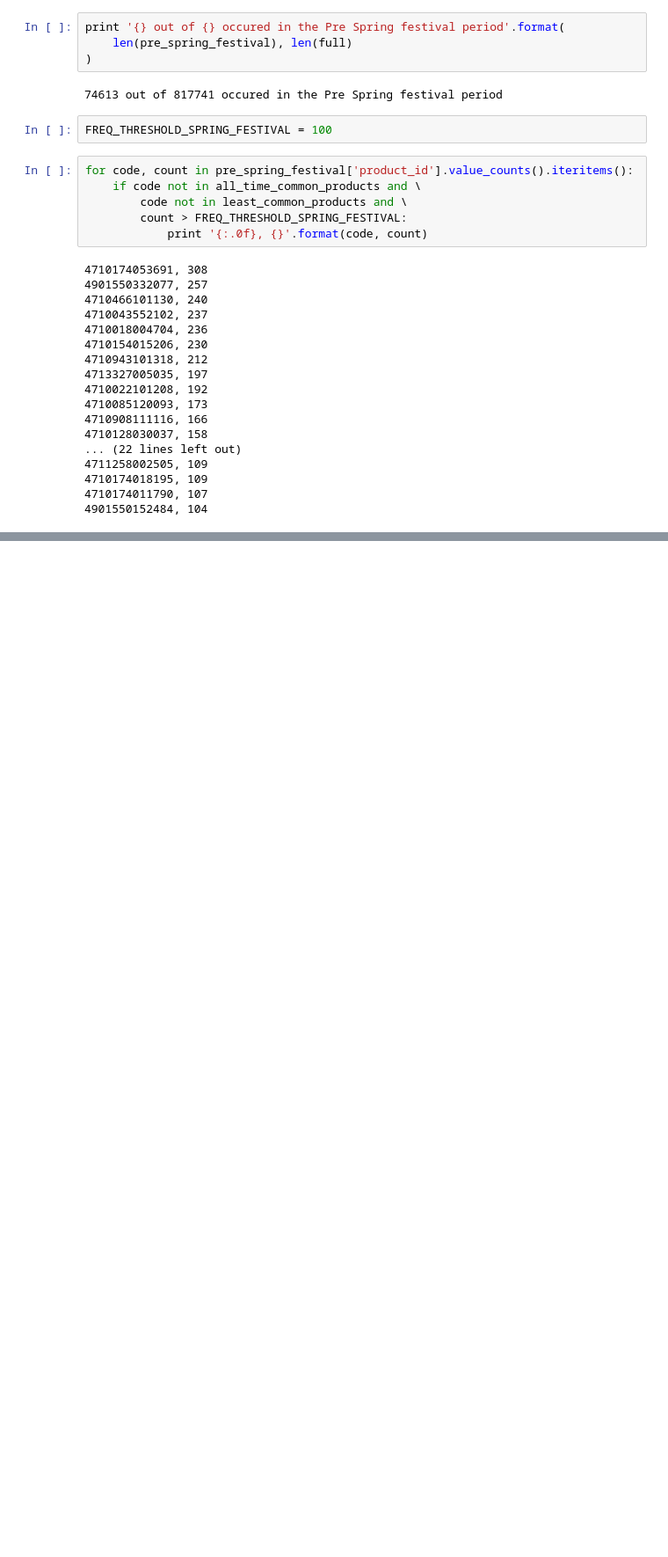
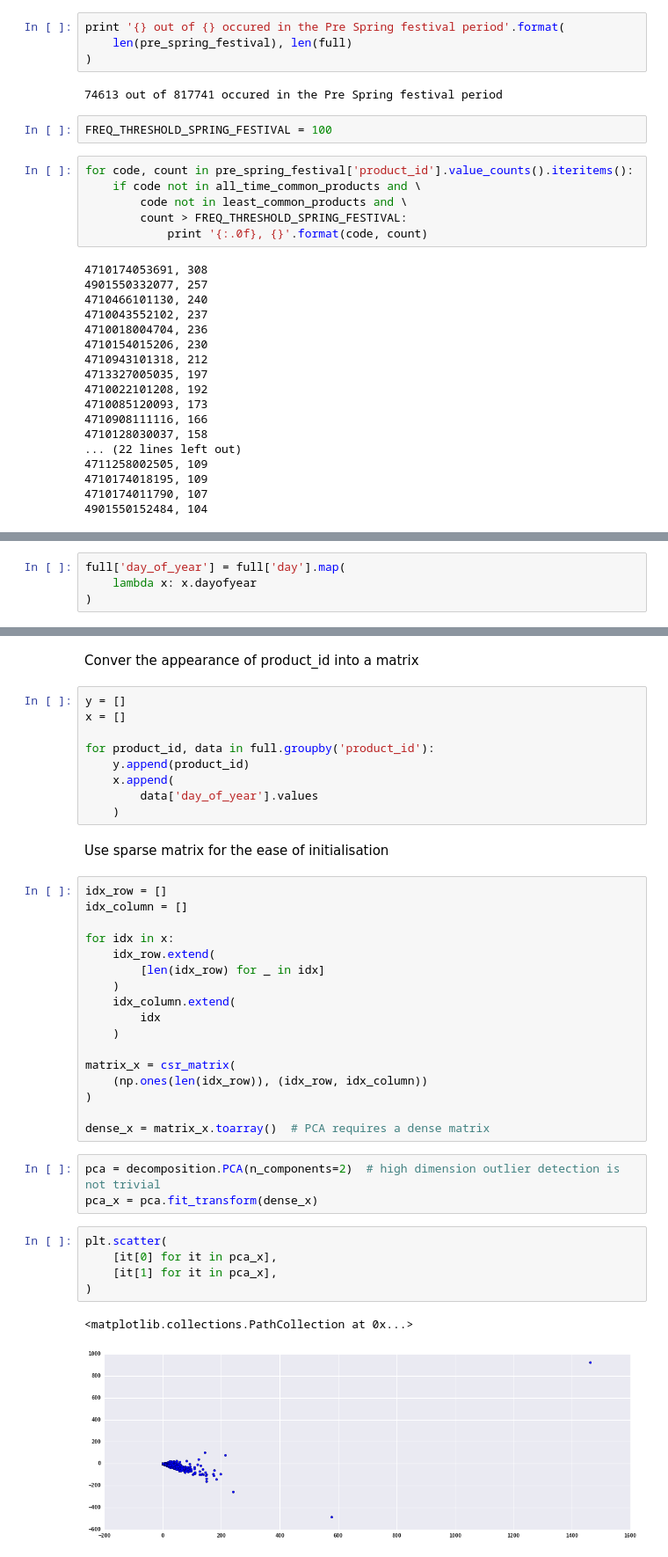
Before and after one commit to shuaiyuancn/commercial-science-taster, a Jupyter notebook: notebooks/00 Ta-feng dataset.ipynb, the cells around one changed output, grey strips where cells are left out. Shown at 88% size. Cells and saved outputs as stored; diff of their text form; blank space fills up the shorter version.

Commit message:
unfinished outlier detection; data processing for product recommendation

```diff
--- a/notebooks/00 Ta-feng dataset.ipynb
+++ b/notebooks/00 Ta-feng dataset.ipynb
@@ -251,0 +280,4 @@ for code, count in pre_spring_festival['product_id'].value_counts().iteritems():
+# %%
+full['day_of_year'] = full['day'].map(
+    lambda x: x.dayofyear
+)
@@ -251,0 +293,41 @@ for code, count in pre_spring_festival['product_id'].value_counts().iteritems():
+# %% [markdown]
+Conver the appearance of product_id into a matrix
+# %%
+y = []
+x = []
+
+for product_id, data in full.groupby('product_id'):
+    y.append(product_id)
+    x.append(
+        data['day_of_year'].values
+    )
+# %% [markdown]
+Use sparse matrix for the ease of initialisation
+# %%
+idx_row = []
+idx_column = []
+
+for idx in x:
+    idx_row.extend(
+        [len(idx_row) for _ in idx]
+    )
+    idx_column.extend(
+        idx
+    )
+
+matrix_x = csr_matrix(
+    (np.ones(len(idx_row)), (idx_row, idx_column))
+)
+
+dense_x = matrix_x.toarray()  # PCA requires a dense matrix
+# %%
+pca = decomposition.PCA(n_components=2)  # high dimension outlier detection is not trivial
+pca_x = pca.fit_transform(dense_x)
+# %%
+plt.scatter(
+    [it[0] for it in pca_x],
+    [it[1] for it in pca_x],
+)
+# %% [output]
+<matplotlib.collections.PathCollection at 0x...>
+[figure, added]
```
Also changed, not shown: parts of 27 cells of this notebook.
